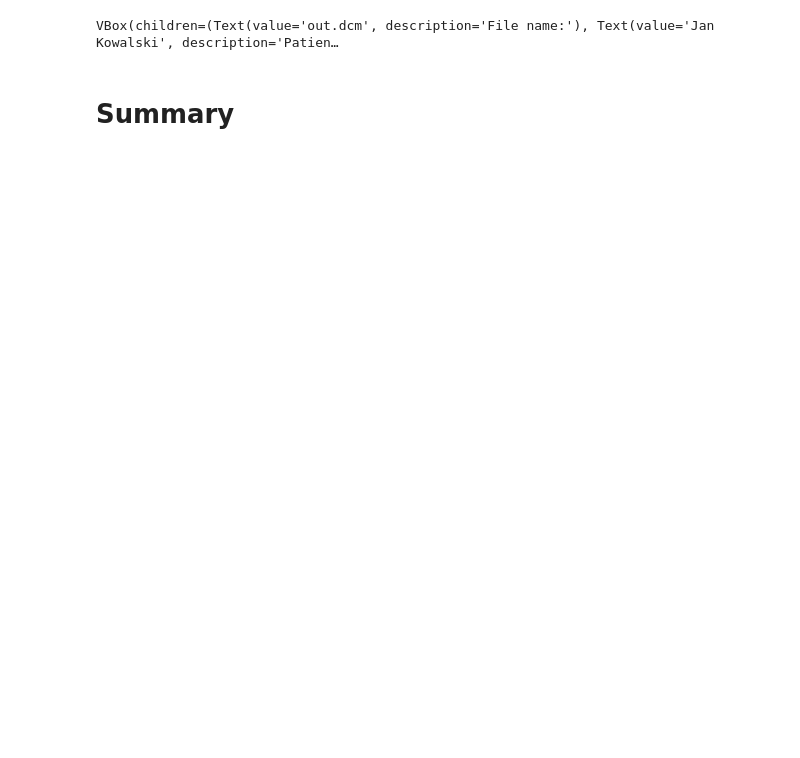
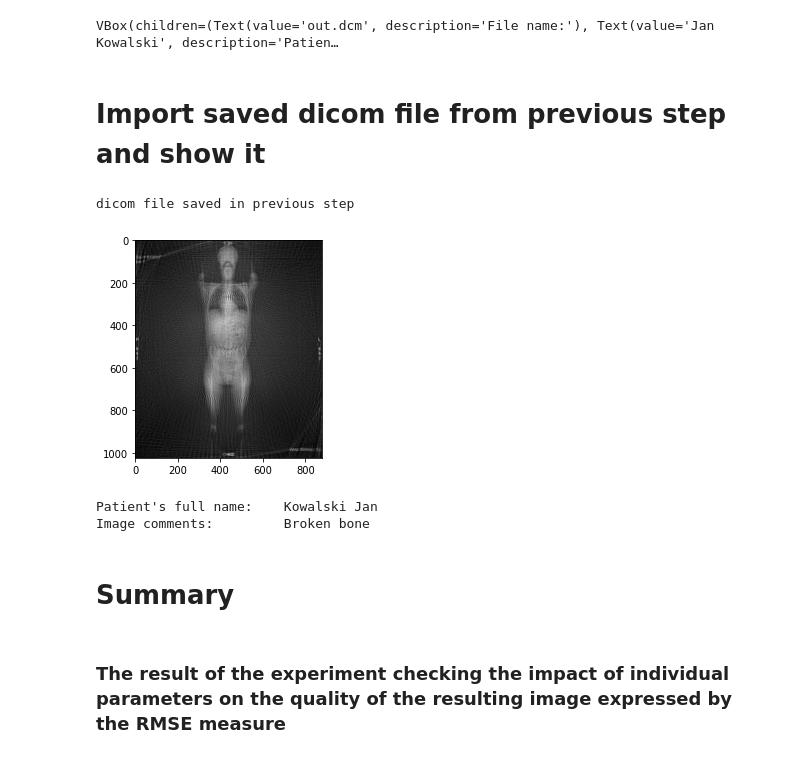
Before and after one commit to HelenaMaslowska/Tomograph, a Jupyter notebook: tk.ipynb, the cells around one changed output. Saved outputs shown, nothing was run; the diff lists cells and outputs as text; code cells hidden in the pictures; blank space fills up the shorter version.

Commit message:
Add summary, modify whole project (comments etc.)

```diff
--- a/tk.ipynb
+++ b/tk.ipynb
@@ -193,9 +217,6 @@ def normalizePostTransform(image):
 - patient_data - dict, add patient data to file
 # %%
 import os
-
-# save as dicom
-
 
 def convert_image_to_ubyte(img):
     return img_as_ubyte(rescale_intensity(img, out_range=(0.0, 1.0)))
@@ -240,16 +261,3 @@ def save_as_dicom(file_name, img, patient_data):
     pydicom.dataset.validate_file_meta(ds.file_meta, enforce_standard=True)
     ds.PixelData = img_converted.tobytes()
     ds.save_as(file_name, write_like_original=False)
-
-save_as_dicom(filePathDicom, invRadonTransform, {"PatientName": "Jan Kowalski",
-                                                 "ImageComments": "Everything ok",
-                                                 "PatientID": "47783567359",
-                                                 "PatientBirthDate": "2005-05-06"})
-dicomImage, _ = loadDicom(filePathDicom)
-ds = pydicom.filereader.dcmread(filePathDicom)
-showImage(dicomImage)
-print("Patient's name: \t" + str(ds.PatientName))
-print("Patient's ID: \t\t" + ds.PatientID)
-print("Patient's birth date: \t" + ds.PatientBirthDate)
-print("Image comments: \t" + ds.ImageComments)
-#print(ds)
@@ -349,5 +357,23 @@ vb = VBox([tb_fileName, tb_patientName, tb_imageComments, btn_save])
 display(vb)
 # %% [output]
 VBox(children=(Text(value='out.dcm', description='File name:'), Text(value='Jan Kowalski', description='Patien…
+# %% [markdown]
+# Import saved dicom file from previous step and show it
+# %%
+def importDicomSavedFile():
+	ds = pydicom.filereader.dcmread('out.dcm')
+	showImage(ds.pixel_array)
+	print("Patient's full name: \t" + str(ds.PatientName))
+	print("Image comments: \t" + ds.ImageComments)
+
+print("dicom file saved in previous step")
+importDicomSavedFile()
+# %% [output]
+dicom file saved in previous step
+[figure, added]
+Patient's full name:    Kowalski Jan
+Image comments:         Broken bone
 # %% [markdown]
 # Summary
+# %% [markdown]
+### The result of the experiment checking the impact of individual parameters on the quality of the resulting image expressed by the RMSE measure
```
Also changed, not shown: parts of 21 cells of this notebook, 2 other files.
